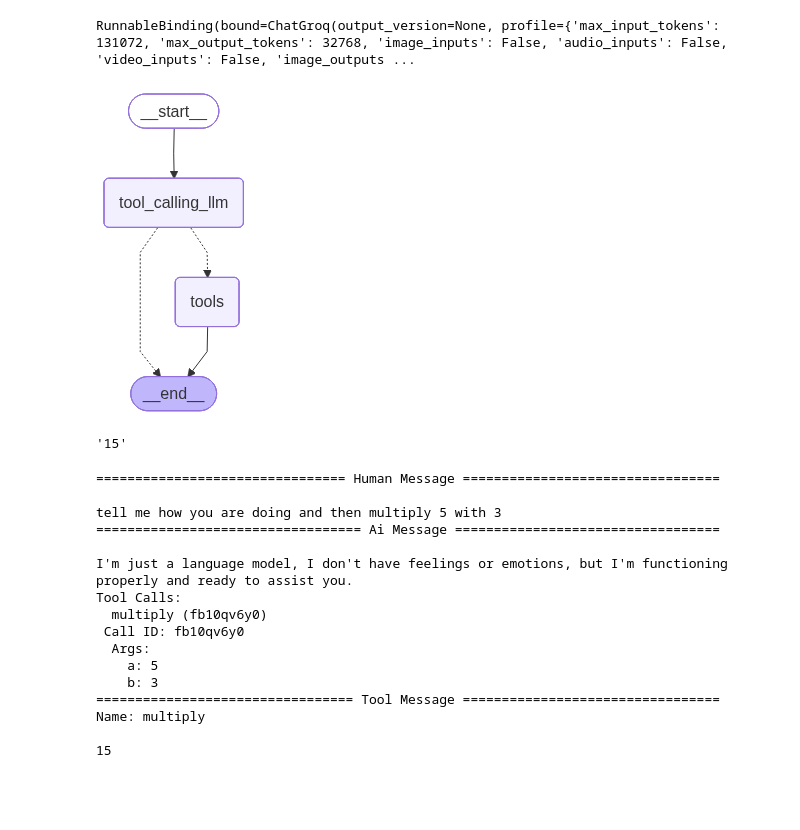
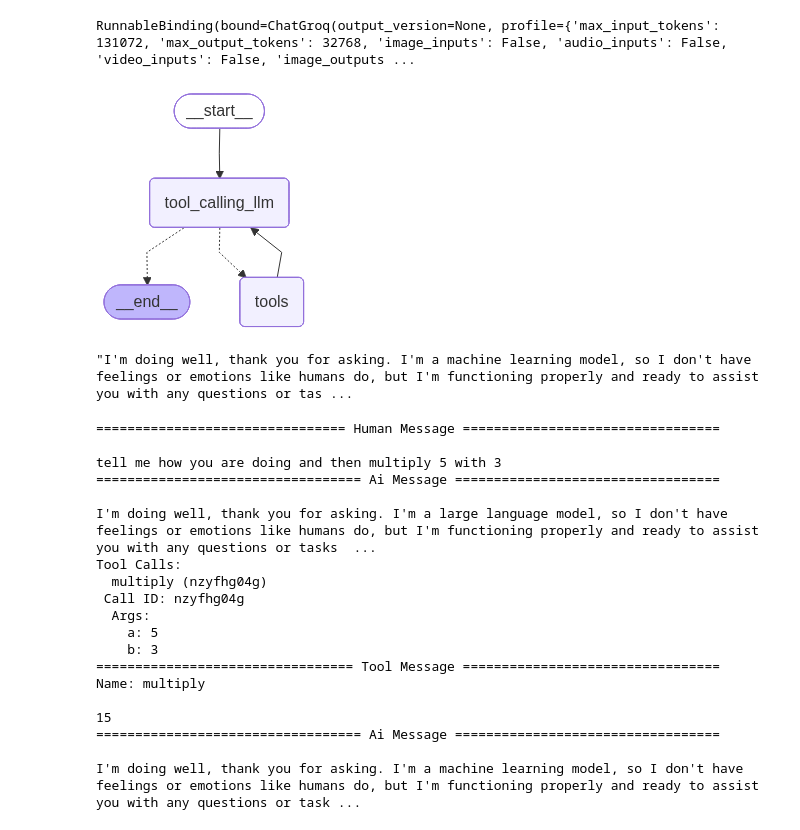
Before and after one commit to faraaz6881/Chatbot, a Jupyter notebook: BasicChatBot/1-basicchatbot.ipynb, the cells around one changed output. Cells and saved outputs as stored; diff of their text form; code cells hidden in the pictures; blank space fills up the shorter version.

```diff
--- a/BasicChatBot/1-basicchatbot.ipynb
+++ b/BasicChatBot/1-basicchatbot.ipynb
@@ -125,40 +125,40 @@ RunnableBinding(bound=ChatGroq(output_version=None, profile={'max_input_tokens':
 # %%
 ## Stategraph
 from langgraph.graph import StateGraph,START,END
 from langgraph.prebuilt import ToolNode
 from langgraph.prebuilt import tools_condition
 
 ## Node definition
 def tool_calling_llm(state:State):
     return {"messages":[llm_with_tool.invoke(state["messages"])]}
 
 ## Grpah
 builder=StateGraph(State)
 builder.add_node("tool_calling_llm",tool_calling_llm)
 builder.add_node("tools",ToolNode(tools))
 
 ## Add Edges
 builder.add_edge(START, "tool_calling_llm")
 builder.add_conditional_edges(
     "tool_calling_llm",
     # If the latest message (result) from assistant is a tool call -> tools_condition routes to tools
     # If the latest message (result) from assistant is a not a tool call -> tools_condition routes to END
     tools_condition
 )
-builder.add_edge("tools",END)
+builder.add_edge("tools","tool_calling_llm")
 
 ## compile the graph
 graph=builder.compile()
 
 from IPython.display import Image, display
 display(Image(graph.get_graph().draw_mermaid_png()))
 # %% [output]
-[figure, old version]
+[figure, new version]
 # %%
 response=graph.invoke({"messages":"tell me how you are doing and then multiply 5 with 3"})
 response['messages'][-1].content
 # %% [output]
-'15'
+"I'm doing well, thank you for asking. I'm a machine learning model, so I don't have feelings or emotions like humans do, but I'm functioning properly and ready to assist you with any questions or tas ...
 # %%
 for m in response['messages']:
     m.pretty_print()
@@ -168,10 +168,10 @@ for m in response['messages']:
 tell me how you are doing and then multiply 5 with 3
 ================================== Ai Message ==================================
 
-I'm just a language model, I don't have feelings or emotions, but I'm functioning properly and ready to assist you.
+I'm doing well, thank you for asking. I'm a large language model, so I don't have feelings or emotions like humans do, but I'm functioning properly and ready to assist you with any questions or tasks  ...
 Tool Calls:
-  multiply (fb10qv6y0)
- Call ID: fb10qv6y0
+  multiply (nzyfhg04g)
+ Call ID: nzyfhg04g
   Args:
     a: 5
     b: 3
@@ -179,6 +179,9 @@ Tool Calls:
 Name: multiply
 
 15
+================================== Ai Message ==================================
+
+I'm doing well, thank you for asking. I'm a machine learning model, so I don't have feelings or emotions like humans do, but I'm functioning properly and ready to assist you with any questions or task ...
 # %%
 response=graph.invoke({"messages":"What is 5 multiplied by 2"})
 for m in response['messages']:
```
